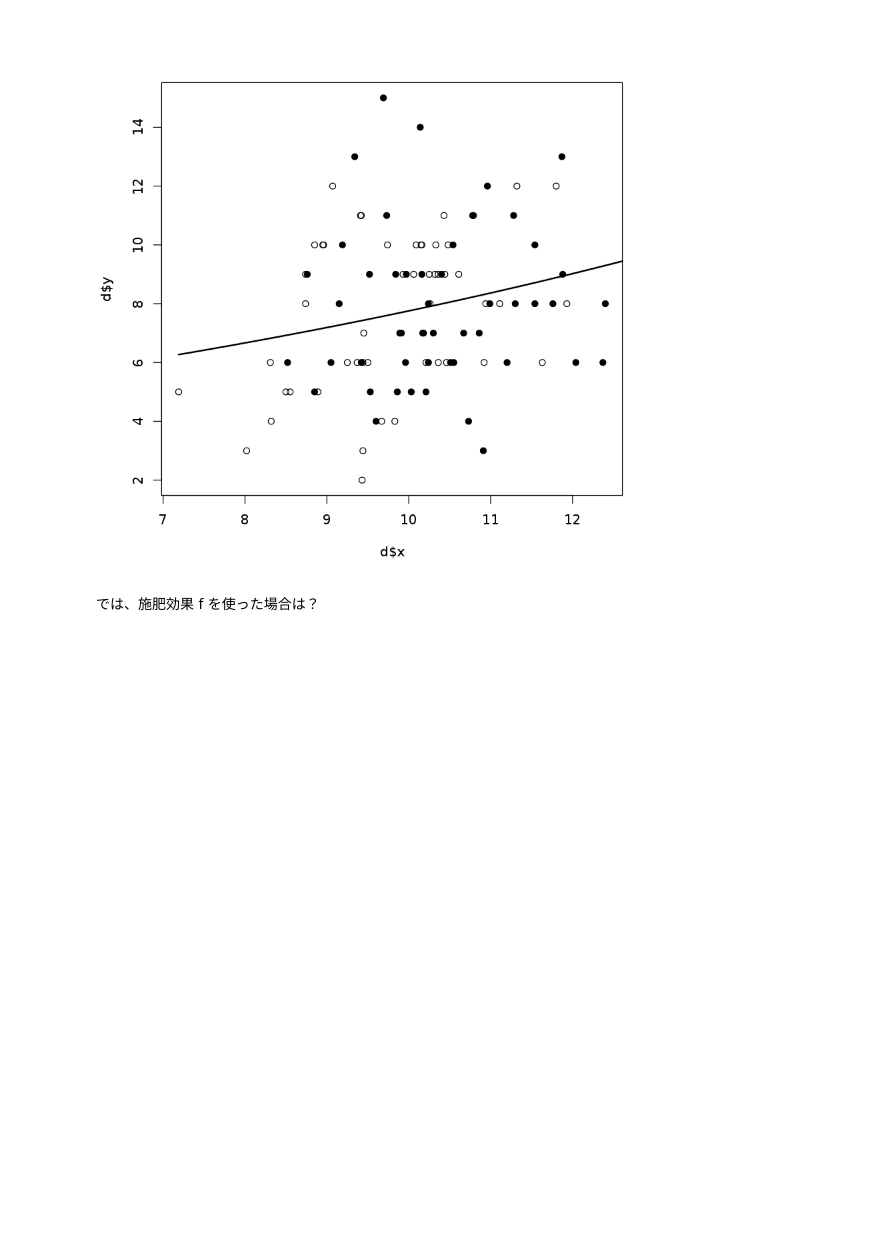
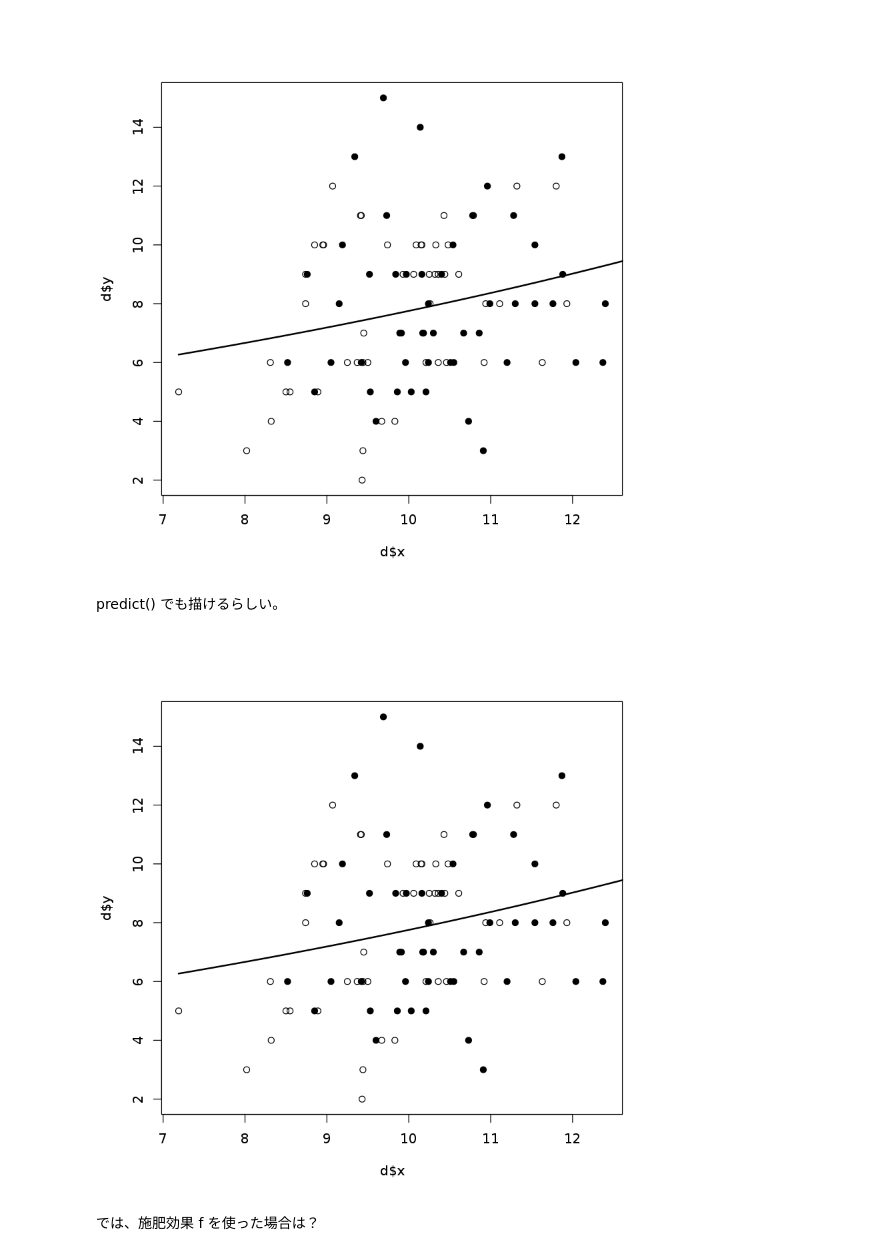
Before and after one commit to tushuhei/statisticalDataModeling, a Jupyter notebook: 3_glm.ipynb, the cells around one changed output. Cells and saved outputs as stored; diff of their text form; code cells hidden in the pictures; blank space fills up the shorter version.

```diff
--- a/3_glm.ipynb
+++ b/3_glm.ipynb
@@ -119,6 +119,14 @@ xx <- seq(min(d$x), max(d$y), length=100)
 lines(xx, exp(1.29172 + 0.07566 * xx), lwd = 2)
 # %% [output]
 [figure]
+# %% [markdown]
+predict() でも描けるらしい。
+# %%
+plot(d$x, d$y, pch=c(21,19)[d$f])
+yy <- predict(fit, newdata = data.frame(x = xx), type="response")
+lines(xx, yy, lwd = 2)
+# %% [output]
+[figure, added]
 # %% [markdown]
 では、施肥効果 f を使った場合は？
 # %%
```
Also changed, not shown: 2 other files.
